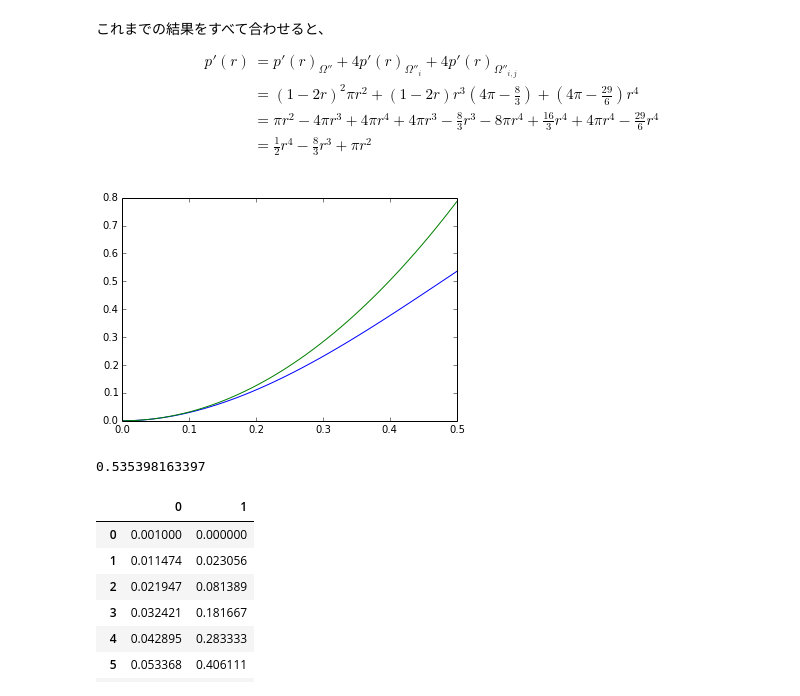
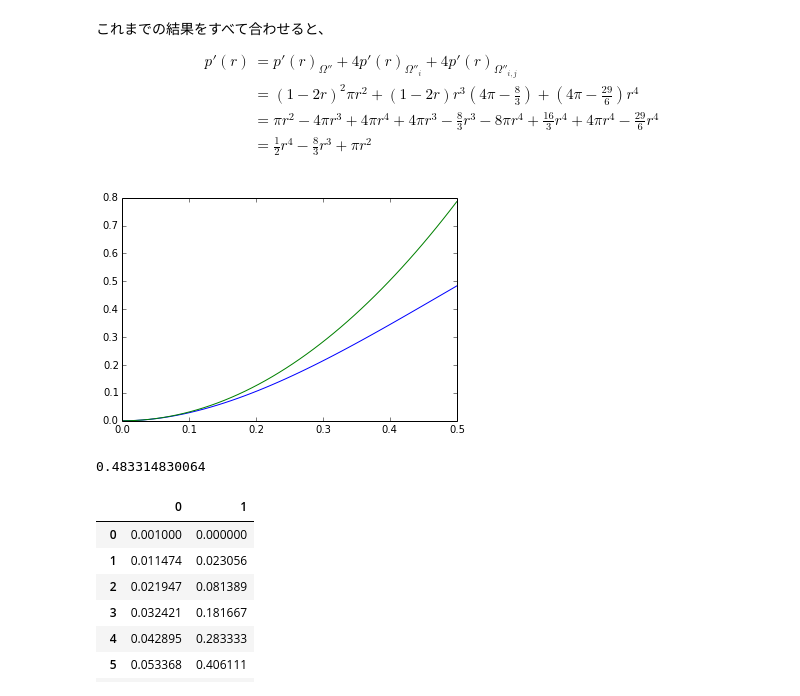
Before and after one commit to ssh0/sotsuron, a Jupyter notebook: 近距離抑制効果.ipynb, the cells around one changed output. Cells and saved outputs as stored; diff of their text form; code cells hidden in the pictures.

```diff
--- a/近距離抑制効果.ipynb
+++ b/近距離抑制効果.ipynb
@@ -762,15 +762,15 @@ p'(r) &= p'(r)_{\Omega''} + 4p'(r)_{\Omega''_{i}} + 4p'(r)_{\Omega''_{i,j}}\\
 # %%
 r = np.linspace(0., 0.5)
 def func(x):
-    return -1./3*x**4 - 11/6.*x**3 + np.pi*x**2
+    return 1./2*x**4 - 8/3.*x**3 + np.pi*x**2
 y = func(r)
 plt.plot(r, y)
 plt.plot(r, np.pi*r**2)
 plt.show()
 print func(0.5)
 # %% [output]
-[figure, old version]
+[figure, new version]
-0.535398163397
+0.483314830064
 # %%
 import pandas as pd
 pd.DataFrame(np.array([r, phi]).T)
```
